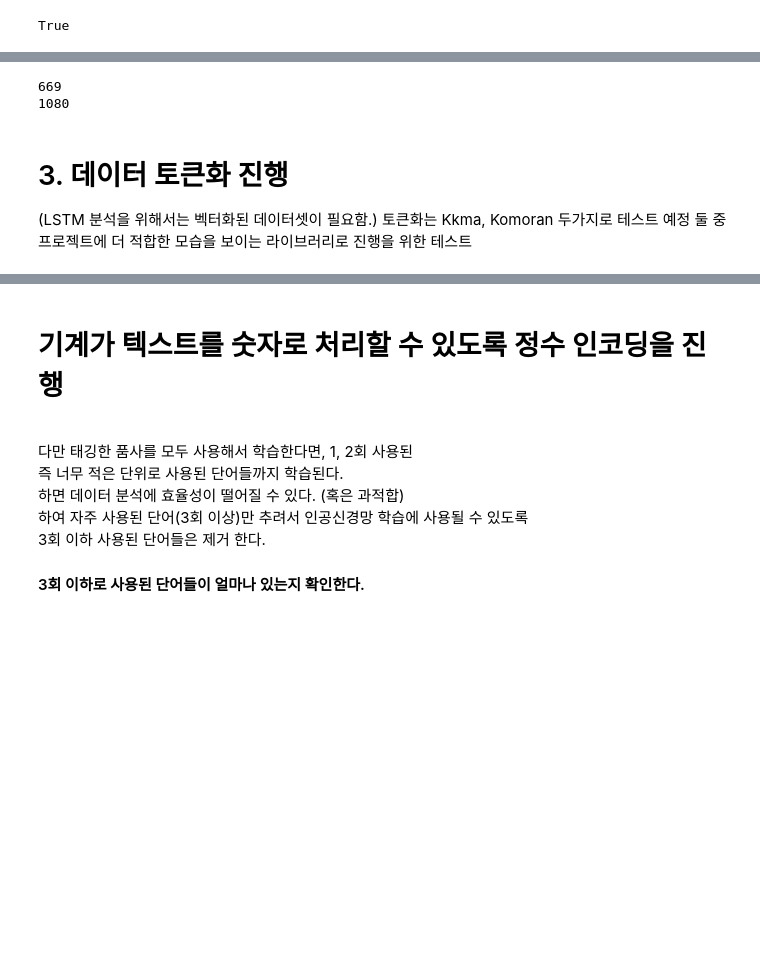
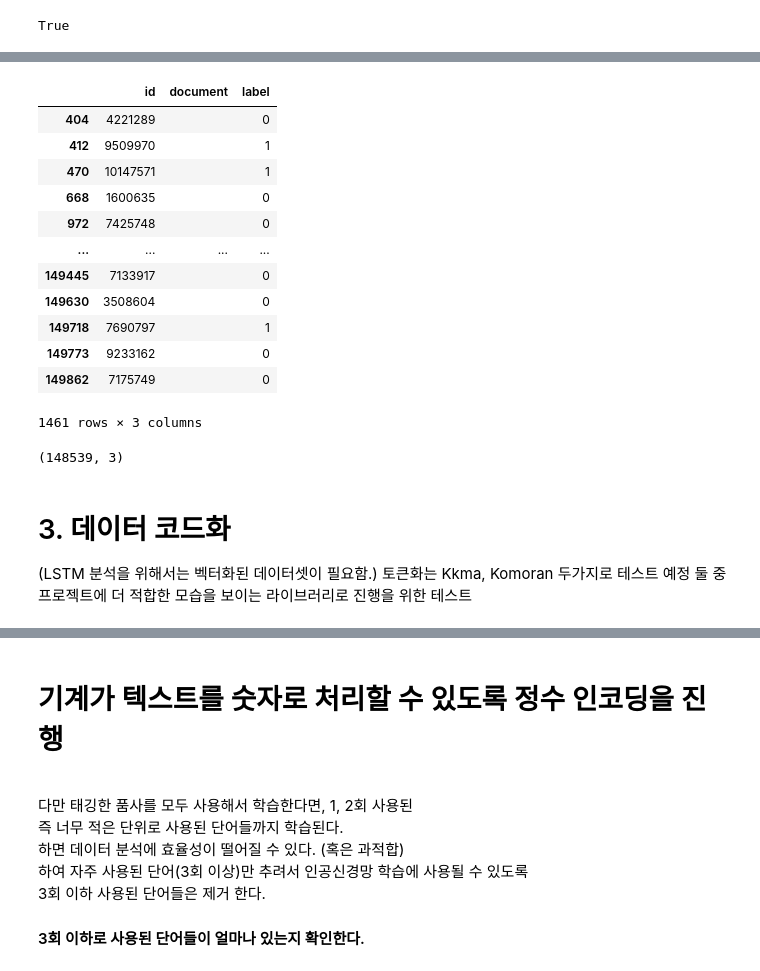
Before and after one commit to colinder/NaverMovieReviewNLP, a Jupyter notebook: NaverMovieReviewNLP.ipynb, the cells around one changed output, grey strips where cells are left out. Cells and saved outputs as stored; diff of their text form; code cells hidden in the pictures; blank space fills up the shorter version.

```diff
--- a/NaverMovieReviewNLP.ipynb
+++ b/NaverMovieReviewNLP.ipynb
@@ -151,20 +174,20 @@ train_data.shape
-# %%
-a = []
-b = []
-for i, v in enumerate(train_data['document']):
-    if v == "":
-        a.append(i)
-    if v.strip() == "":
-        b.append(i)
-
-e = []
-for j in a:
-    if j not in b:
-        e.append(j)
-        print("예외 발견")
-
-print(len(a))
-print(len(b))
-# %% [output]
-669
-1080
+# %%
+# 빈값 확인
+train_drop = [ i for i, v in enumerate(train_data['document']) if str(v).strip() == "" ]
+test_drop = [ i for i, v in enumerate(test_data['document']) if str(v).strip() == "" ]
+
+train_data.loc[train_data.index[train_drop]]
+# %% [output]
+|  | id | document | label |
+| 404 | 4221289 |  | 0 |
+| 412 | 9509970 |  | 1 |
+| 470 | 10147571 |  | 1 |
+| 668 | 1600635 |  | 0 |
+| 972 | 7425748 |  | 0 |
+| ... | ... | ... | ... |
+| 149445 | 7133917 |  | 0 |
+| 149630 | 3508604 |  | 0 |
+| 149718 | 7690797 |  | 1 |
+| 149773 | 9233162 |  | 0 |
+| 149862 | 7175749 |  | 0 |
+1461 rows × 3 columns
@@ -171,5 +198,9 @@ print(len(b))
+# %%
+train_data.shape
+# %% [output]
+(148539, 3)
 # %% [markdown]
-# 3. 데이터 토큰화 진행
+# 3. 데이터 코드화
 
 (LSTM 분석을 위해서는 벡터화된 데이터셋이 필요함.)</br>
 토큰화는 Kkma, Komoran 두가지로 테스트 예정</br>
```
Also changed, not shown: parts of 35 cells of this notebook, 8 other files.
